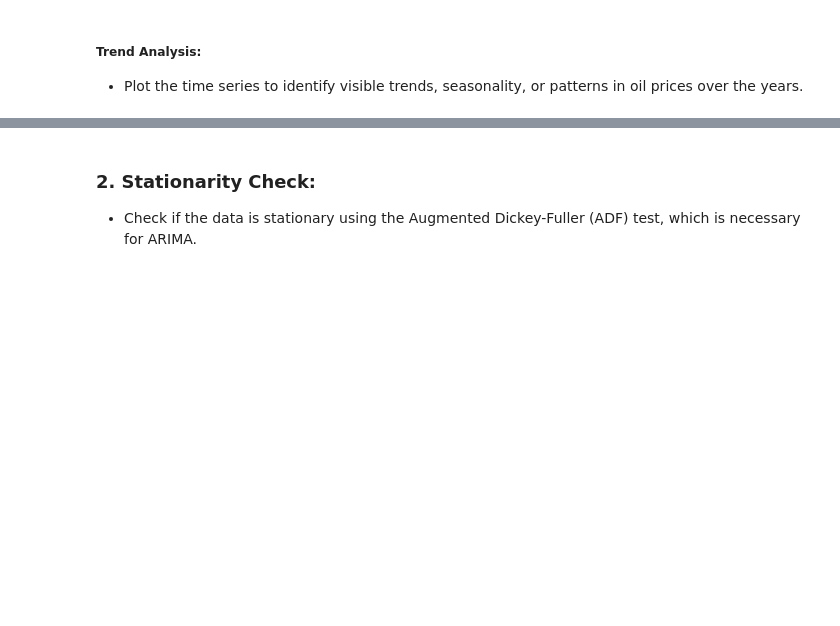
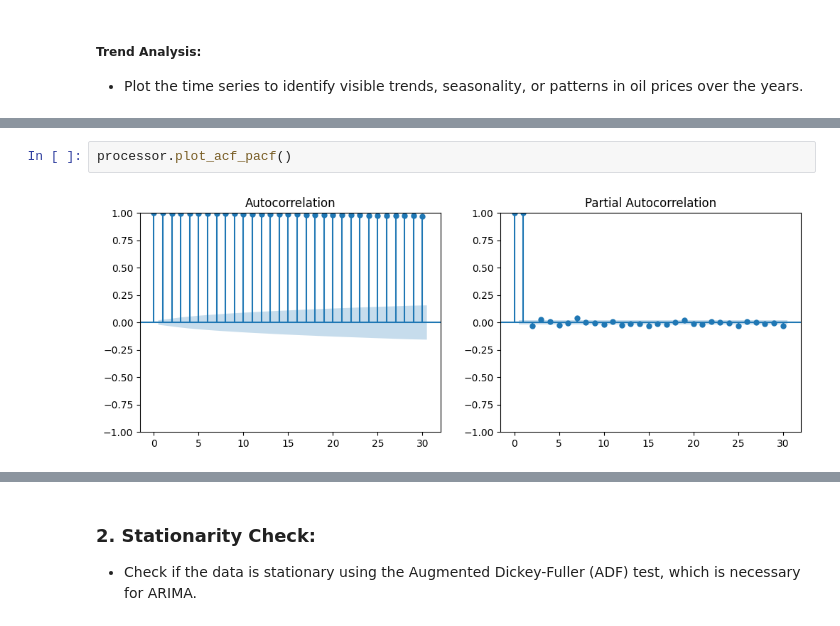
Before and after one commit to getahunTiruneh/Brent-Oil-Impact-Analysis-and-Price-Forecasting, a Jupyter notebook: notebooks/oil_price_EDA.ipynb, the cells around one changed output, grey strips where cells are left out. Cells and saved outputs as stored; diff of their text form; blank space fills up the shorter version.

```diff
--- a/notebooks/oil_price_EDA.ipynb
+++ b/notebooks/oil_price_EDA.ipynb
@@ -83,0 +90,4 @@ plt.show()
+# %%
+processor.plot_acf_pacf()
+# %% [output]
+[figure, added]
```
Also changed, not shown: parts of 20 cells of this notebook, 1 other file.
